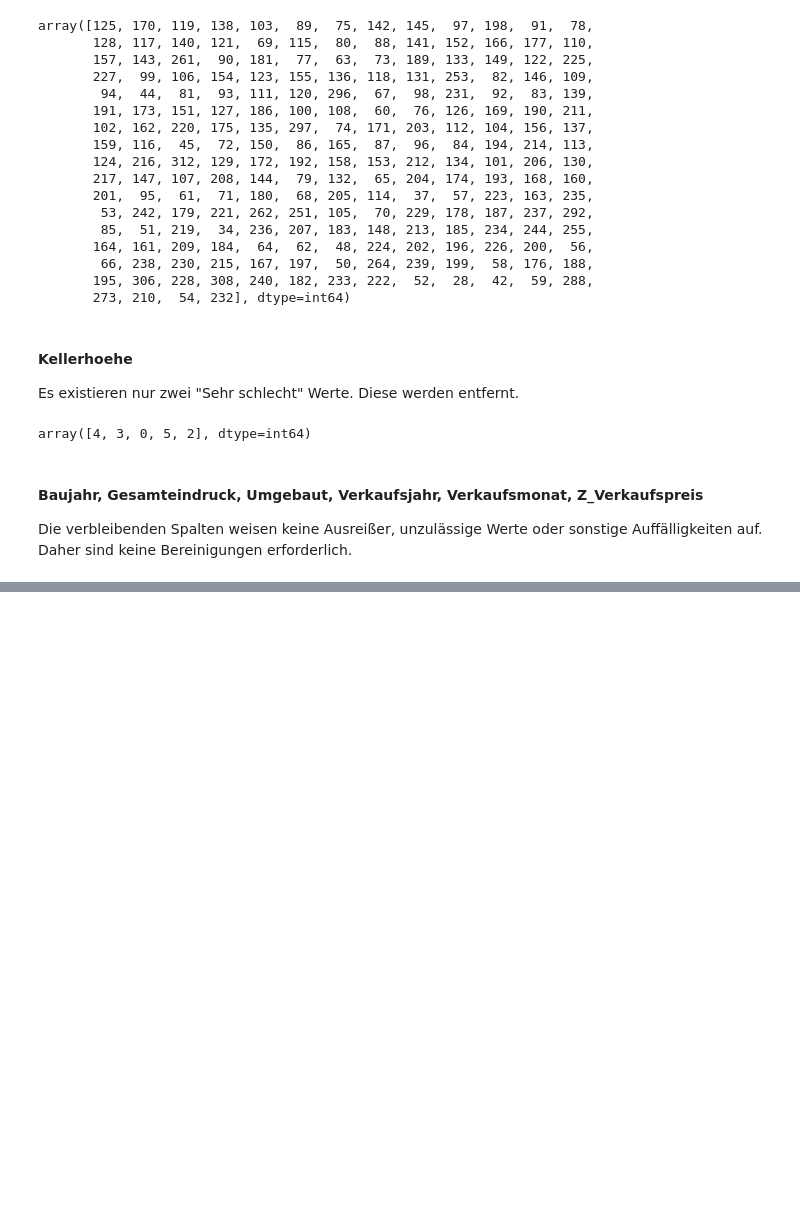
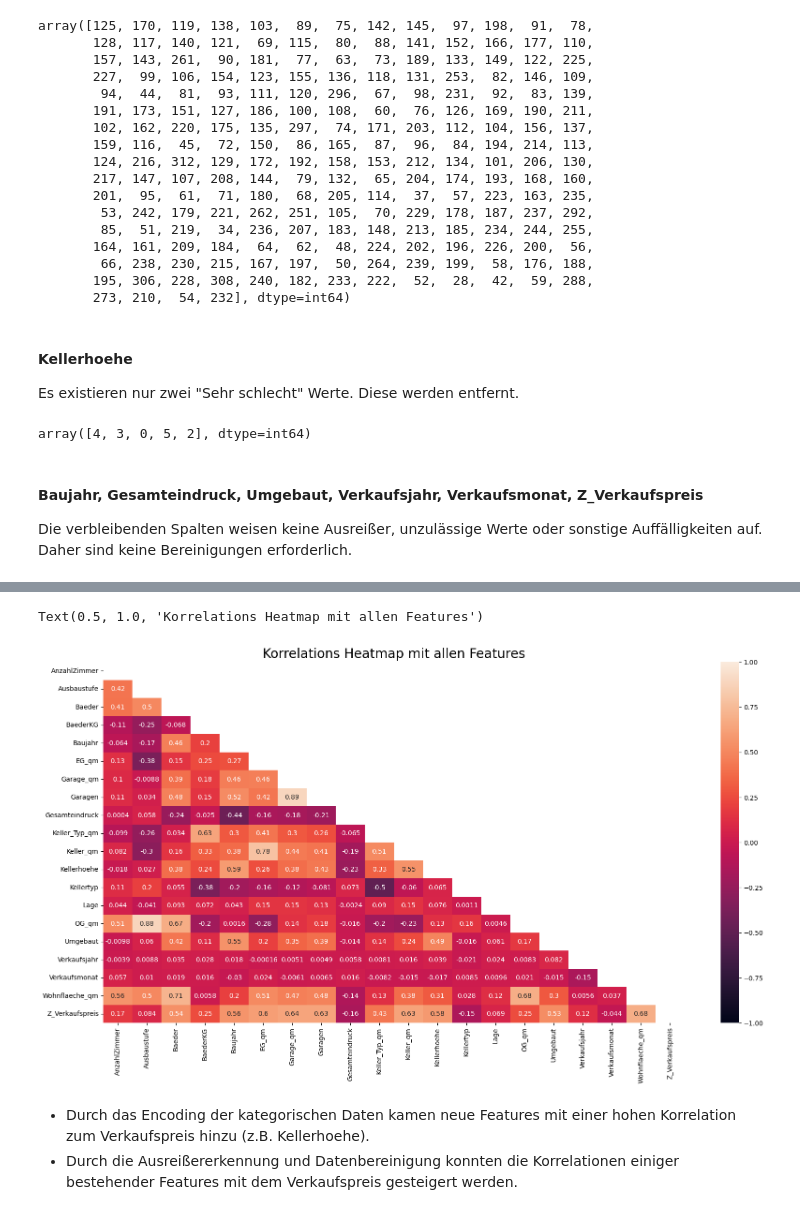
Before and after one commit to JoDi-2903/Real-Estate-Data-Science-Project, a Jupyter notebook: Project_DataScience_J.ipynb, the cells around one changed output, grey strips where cells are left out. Cells and saved outputs as stored; diff of their text form; code cells hidden in the pictures; blank space fills up the shorter version.

```diff
--- a/Project_DataScience_J.ipynb
+++ b/Project_DataScience_J.ipynb
@@ -444,0 +459,5 @@ Die verbleibenden Spalten weisen keine Ausreißer, unzulässige Werte oder sonst
+# %%
+# Show records that match the rule and delete them
+rule = (df_train_cleaned["Ausbaustufe"] > 1) & (df_train_cleaned["OG_qm"] == 0)
+display(df_train_cleaned[rule].loc[:, ["Ausbaustufe", "OG_qm"]])
+df_train_cleaned.drop(df_train_cleaned[rule].index, inplace=True)
@@ -444,0 +485,5 @@ Die verbleibenden Spalten weisen keine Ausreißer, unzulässige Werte oder sonst
+# %%
+# Show records that match the rule and delete them
+rule = (df_train_cleaned["AnzahlZimmer"] * 2 < df_train_cleaned["Garagen"])
+display(df_train_cleaned[rule].loc[:, ["AnzahlZimmer", "Garagen"]])
+df_train_cleaned.drop(df_train_cleaned[rule].index, inplace=True)
@@ -444,0 +497,5 @@ Die verbleibenden Spalten weisen keine Ausreißer, unzulässige Werte oder sonst
+# %%
+# Show records that match the rule and delete them
+rule = (df_train_cleaned["Baeder"] < df_train_cleaned["BaederKG"])
+display(df_train_cleaned[rule].loc[:, ["Baeder", "BaederKG"]])
+df_train_cleaned.drop(df_train_cleaned[rule].index, inplace=True)
@@ -444,0 +507,5 @@ Die verbleibenden Spalten weisen keine Ausreißer, unzulässige Werte oder sonst
+# %%
+# Show records that match the rule and delete them
+rule = (df_train_cleaned["Garagen"] >= 1) & (df_train_cleaned["Garage_qm"] == 0)
+display(df_train_cleaned[rule].loc[:, ["Garagen", "Garage_qm"]])
+df_train_cleaned.drop(df_train_cleaned[rule].index, inplace=True)
@@ -444,0 +517,12 @@ Die verbleibenden Spalten weisen keine Ausreißer, unzulässige Werte oder sonst
+# %%
+# Draw a correlation matrix heatmap and mask out the upper triangle
+plt.figure(figsize=(20, 10))
+mask = np.triu(np.ones_like(df_train_cleaned.corr(), dtype=bool))
+heatmap = sns.heatmap(df_train_cleaned.corr(), mask=mask, vmin=-1, vmax=1, annot=True)
+plt.title('Korrelations Heatmap mit allen Features', fontdict={'fontsize': 20})
+# %% [output]
+Text(0.5, 1.0, 'Korrelations Heatmap mit allen Features')
+[figure, added]
+# %% [markdown]
+- Durch das Encoding der kategorischen Daten kamen neue Features mit einer hohen Korrelation zum Verkaufspreis hinzu (z.B. Kellerhoehe).
+- Durch die Ausreißererkennung und Datenbereinigung konnten die Korrelationen einiger bestehender Features mit dem Verkaufspreis gesteigert werden.
```
Also changed, not shown: parts of 10 cells of this notebook.
